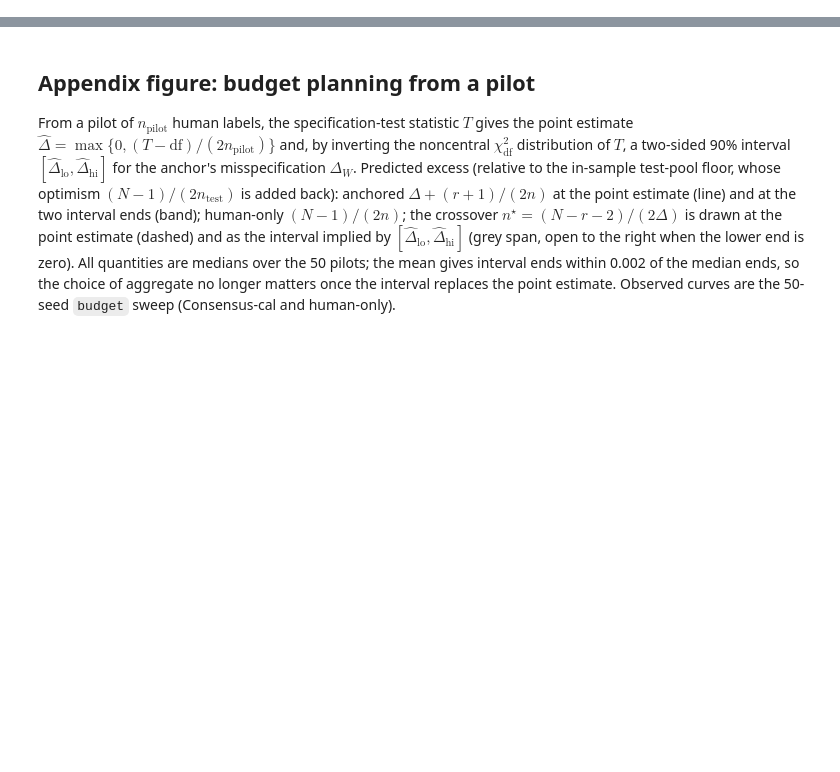
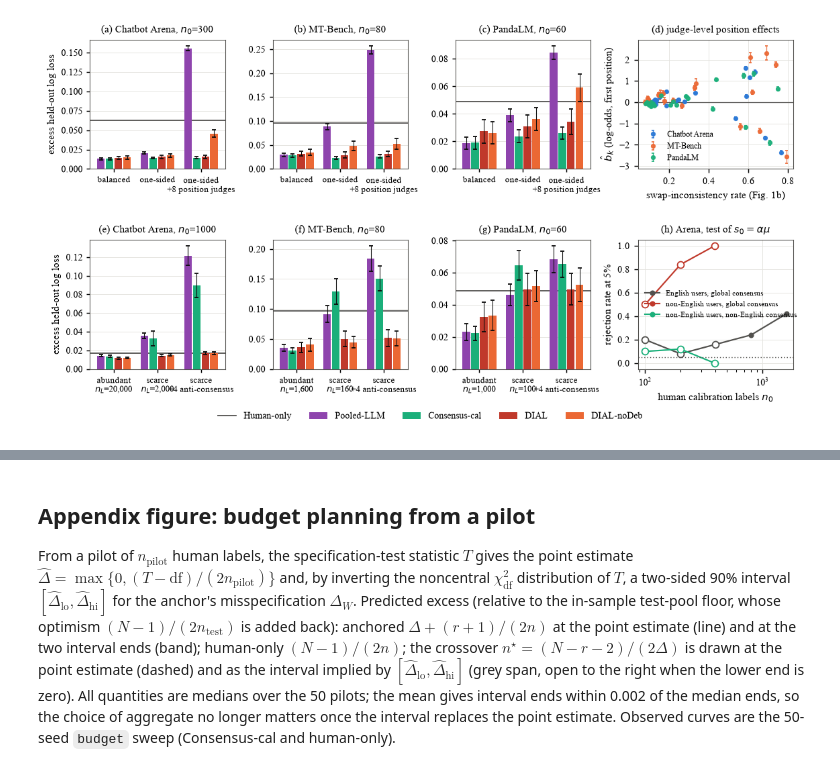
Before and after one commit to JinHongDu-Lab/DIAL, a Jupyter notebook: notebooks/real_data_robustness.ipynb, the cells around one changed output, grey strips where cells are left out. Cells and saved outputs as stored; diff of their text form; code cells hidden in the pictures; blank space fills up the shorter version.

```diff
--- a/notebooks/real_data_robustness.ipynb
+++ b/notebooks/real_data_robustness.ipynb
@@ -172,19 +57,0 @@ Kendall $\tau$ with the human ranking fitted on our labels / accuracy on our hum
-# %%
-ja_path = RESULTS / "ja_reanalysis.json"
-if ja_path.exists():
-    t = pd.DataFrame(json.load(open(ja_path))["consensus"])
-    meths = ["pooled BTL, no order term", "rank-1 consensus, no order term (HJA)", "rank-0 consensus + order term", "rank-1 consensus + order term"]
-    heads = ["Pooled BTL", "rank 1, no order (HJA)", "rank 0 + order", "rank 1 + order"]
-    ja_rows = []
-    for d, dl in [("arena_33k", "Chatbot Arena"), ("mt_bench", "MT-Bench")]:
-        for v, vl in [("all judges", "all judges"), ("without GLM-4.5-Air-FP8", "position judge removed"), ("our panel, 10 judges, 10k one-sided rows", "our panel, 10 judges, 10,000 one-sided rows")]:
-            g = t[(t.dataset == d) & (t.variant == v)].set_index("method")
-            if g.empty: continue
-            ja_rows.append((f"{dl}, {vl} ($K={int(g.K.iloc[0])}$, $n_L={int(g.n_L.iloc[0]):,}$)", [f"{g.loc[m, 'tau']:.3f} / {g.loc[m, 'record_acc']:.3f}" for m in meths]))
-    lines = ["\\begin{table}[!t]", "\\centering", "\\footnotesize", "\\setlength{\\tabcolsep}{3pt}",
-             "\\caption{Reanalysis of the JA-Ranking judge files of \\citet{xu2026judgeaware} (the real data of \\citet{yu2026heterogeneous}), which display the alphabetically first model first in every record: Kendall's $\\tau$ with the human ranking fitted on our labels / accuracy on our human labels, for four consensus estimators, with all judges, with the $99\\%$ first-position judge (GLM-4.5-Air) removed, and for our own panel restricted to $10$ judges and $10{,}000$ canonical-first rows.}",
-             "\\label{tab:ja}", "\\resizebox{\\textwidth}{!}{%", "\\begin{tabular}{l" + "c" * len(heads) + "}", "\\toprule", " & " + " & ".join(heads) + " \\\\", "\\midrule"]
-    for lab, cells in ja_rows: lines.append(f"{lab} & " + " & ".join(cells) + " \\\\")
-    lines += ["\\bottomrule", "\\end{tabular}}", "\\end{table}"]
-    (TABLES / "real_table_ja.tex").write_text("\n".join(lines) + "\n")
-    display(pd.DataFrame([dict(row=l, **dict(zip(heads, c))) for l, c in ja_rows]).set_index("row"))
@@ -309,0 +131,42 @@ fig.tight_layout(); fig.savefig(FIGURES / "fig_real_efficiency.pdf", bbox_inches
+# %%
+fig, axes = plt.subplots(2, 4, figsize=(10.4, 4.9), gridspec_kw=dict(width_ratios=[1, 1, 1, 1.15], wspace=0.34, hspace=0.55))
+for j, d in enumerate(DATASETS):
+    if d in agg:
+        bar_panel(axes[0, j], agg[d], row1_specs(d)); bar_panel(axes[1, j], agg[d], row2_specs(d))
+    axes[0, j].set_title(f"({'abc'[j]}) {DLAB[d]}, $n_0$={N0_ABUNDANT[d]}", fontsize=8.5)
+    axes[1, j].set_title(f"({'efg'[j]}) {DLAB[d]}, $n_0$={N0_SCARCE[d]}", fontsize=8.5)
+axes[0, 0].set_ylabel("excess held-out log loss"); axes[1, 0].set_ylabel("excess held-out log loss")
+# (d) judge-level position effects
+ax = axes[0, 3]; col3 = {"arena_33k": "#2a78d6", "mt_bench": "#eb6834", "pandalm": "#1baf7a"}
+for d in DATASETS:
+    cf = RESULTS / d / "clean_fit.json"; runs = sorted((REPO / "results" / "motivation").glob(f"{d}-*"))
+    if not cf.exists() or not runs: continue
+    f = json.load(open(cf)); mot = pd.read_csv(runs[-1] / "per_judge.csv").set_index("judge")
+    x = np.array([mot.loc[j, "swap_inconsistency_rate"] if j in mot.index else np.nan for j in f["judges"]]); b = np.array(f["b"]); lo = np.array(f["b_lower"]); hi = np.array(f["b_upper"])
+    ax.errorbar(x, b, yerr=[b - lo, hi - b], fmt="o", ms=3, lw=0.7, capsize=1.2, color=col3[d], label=DLAB[d], alpha=0.9)
+ax.axhline(0, color=INK_SOFT, lw=0.7); ax.set_xlabel("swap-inconsistency rate (Fig. 1b)"); ax.set_ylabel("$\\hat b_k$ (log-odds, first position)"); ax.set_title("(d) judge-level position effects", fontsize=8.5)
+ax.grid(True, color=GRID, lw=0.5); ax.legend(frameon=False, fontsize=6.5)
+# (h) specification test
+ax = axes[1, 3]
+if not spec.empty:
+    scol = {"english_global": ("#52514e", "English users, global consensus"), "nonenglish_global": ("#c0392b", "non-English users, global consensus"), "nonenglish_subset": ("#1baf7a", "non-English users, non-English consensus")}
+    for k, (c, lab) in scol.items():
+        g = spec[spec.kind == k].sort_values("n_0").drop_duplicates("n_0")
+        ax.plot(g.n_0, g.reject_rate, color=c, marker="o", ms=3.5, lw=1.2, label=lab)
+        bad = g[g.ho_exists < 1]; ax.scatter(bad.n_0, bad.reject_rate, s=30, facecolors="white", edgecolors=c, zorder=3)
+    ax.axhline(0.05, color=INK_SOFT, ls=(0, (1, 2)), lw=0.8); ax.set_xscale("log"); ax.set_ylim(-0.05, 1.05); ax.set_xlabel("human calibration labels $n_0$"); ax.set_ylabel("rejection rate at 5%")
+    ax.set_title("(h) Arena, test of $s_0=\\alpha\\mu$", fontsize=8.5); ax.legend(frameon=False, fontsize=6.2, loc="center left"); ax.grid(True, color=GRID, lw=0.5)
+h, l = axes[0, 0].get_legend_handles_labels()
+fig.legend(h, l, loc="lower center", ncol=5, frameon=False, bbox_to_anchor=(0.5, -0.03))
+fig.savefig(FIGURES / "fig_real_main.pdf", bbox_inches="tight"); plt.show()
+# numbers behind the bars
+tab = []
+for d in DATASETS:
+    if d not in agg: continue
+    for row, specs in (("position", row1_specs(d)), ("weighting", row2_specs(d))):
+        for lab, q in specs:
+            g = cell_of(agg[d], q)
+            tab.append(dict(dataset=DLAB[d], row=row, level=lab.replace("\n", " "), n=int(g.n.max()) if len(g) else 0, **{LABEL[m]: f"{g[g.method == m].excess_mean.iloc[0]:.4f}" if (g.method == m).any() else "" for m in ["human_only"] + BAR_METHODS}))
+display(pd.DataFrame(tab).set_index(["dataset", "row", "level"]))
+# %% [output]
+[figure, added]
```
Also changed, not shown: parts of 18 cells of this notebook, 18 other files.
